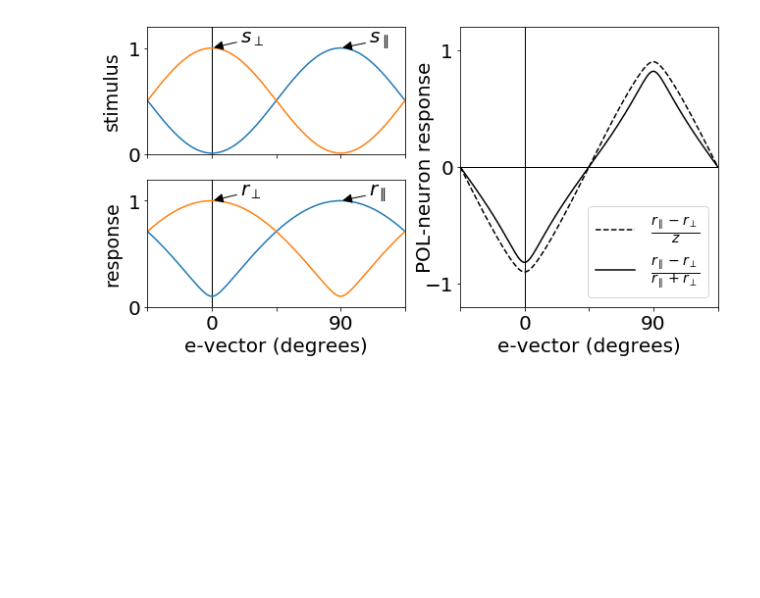
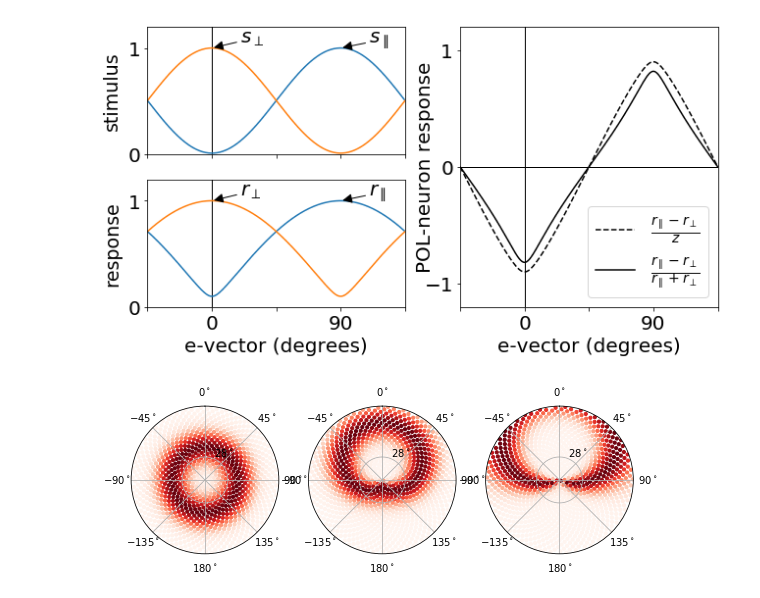
Before and after one commit to InsectRobotics/insectvision, a Jupyter notebook: notebooks/plos.ipynb, the cells around one changed output. Drawn from its saved outputs; the diff is of its cells as text; code cells hidden in the pictures; blank space fills up the shorter version.

```diff
--- a/notebooks/plos.ipynb
+++ b/notebooks/plos.ipynb
@@ -76,3 +42,12 @@ plot_pol_neurons_rotating_linear_polariser(
     [np.rad2deg(e), r_z], [np.rad2deg(e), r_pol]).show()
 # %% [output]
 [figure]
+# %%
+from notebooks.plots import plot_gate_ring
+
+plt.figure("gate-ring", figsize=(9, 3))
+plot_gate_ring(theta_t=np.deg2rad(0), subplot=131)
+plot_gate_ring(theta_t=np.deg2rad(30), subplot=132)
+plot_gate_ring(theta_t=np.deg2rad(60), subplot=133).show()
+# %% [output]
+[figure, added]
```
Also changed, not shown: parts of 7 cells of this notebook, 7 other files.
